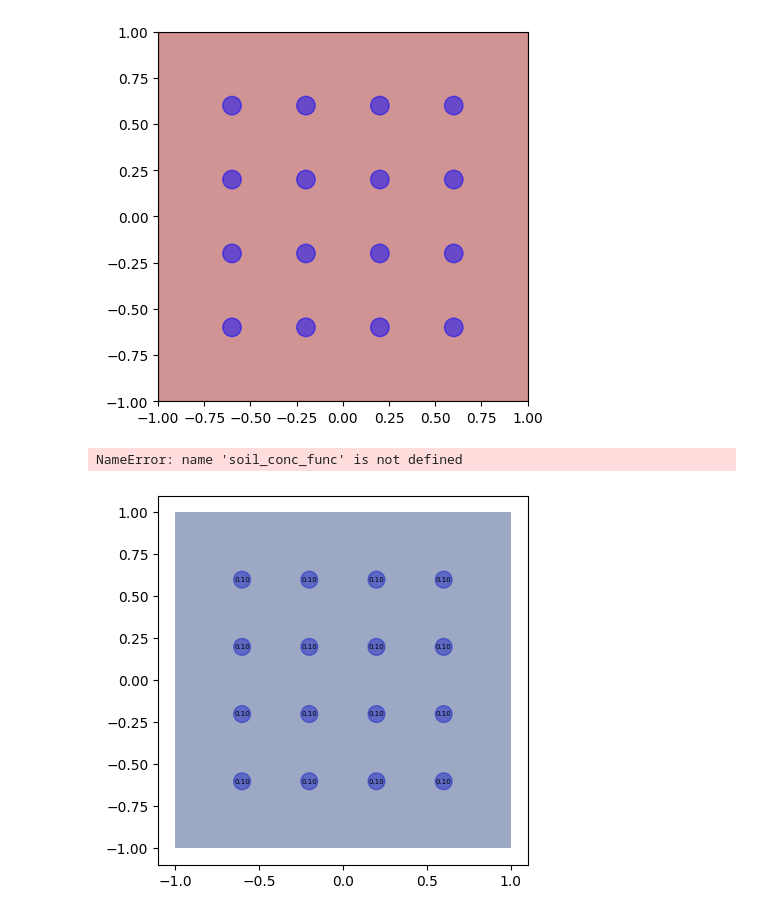
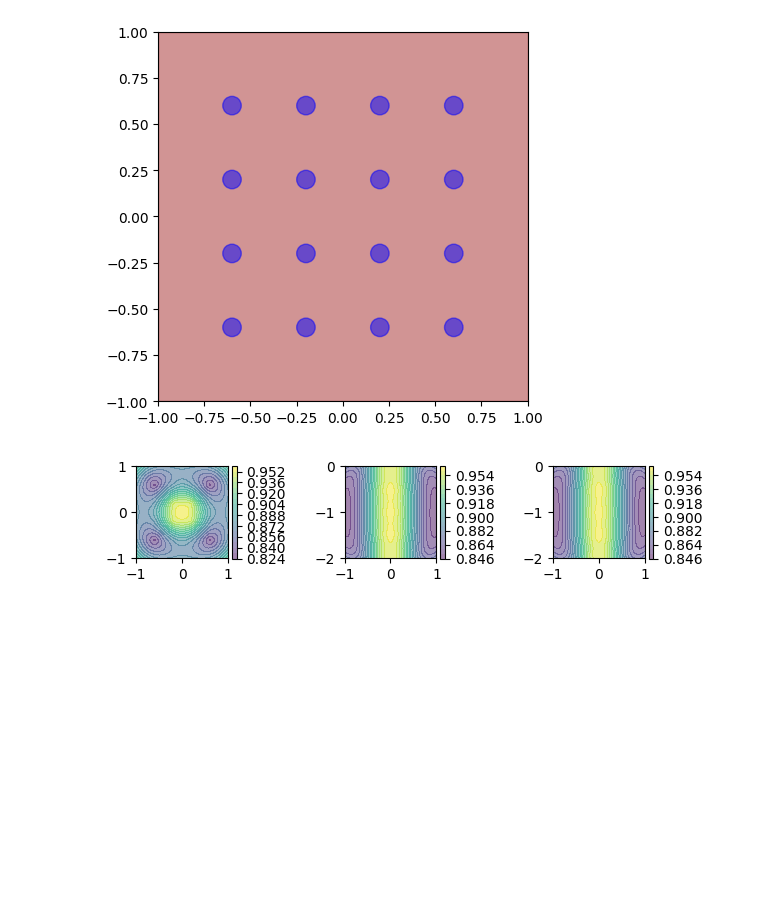
Before and after one commit to JoseACortes/SimpleSoilSampleSim, a Jupyter notebook: prototype.ipynb, the cells around one changed output. Saved outputs shown, nothing was run; the diff lists cells and outputs as text; code cells hidden in the pictures; blank space fills up the shorter version.

```diff
--- a/prototype.ipynb
+++ b/prototype.ipynb
@@ -327,8 +292,15 @@ core_radius = .05
+# %%
+core_height = 1
+core_radius = .05
+vertical_core_slices = 5
+
+core_locs = grid_no_corners(4, soil_x0, soil_x1, soil_y0, soil_y1)
+cyl_locs = cyl_loc_gen(core_locs, vertical_core_slices)
 # %%
 fig = plt.figure()
 ax = fig.add_subplot(111)
 plt.fill_between([soil_x0, soil_x1], soil_y0, soil_y1, color='brown', alpha=0.5)
-for _x, _y in zip(_xx, _yy):
+for _x, _y in core_locs[:, :2]:
     circle = plt.Circle((_x, _y), core_radius, color='blue', alpha=0.5)
     ax.add_artist(circle)
 ax.set_xlim(-1, 1)
@@ -347,37 +312,21 @@ for i, loc in enumerate(core_locs):
-# %%
-core_points_conc = soil_conc_func(core_points)
-
-core_conc = np.zeros(n_cores)
-for i in range(n_cores):
-    core_conc[i] = np.mean(core_points_conc[i*n:(i+1)*n])
-# %% [output]
-NameError: name 'soil_conc_func' is not defined
-# %%
-
-fig = plt.figure()
-ax = fig.add_subplot(111)
-for i, loc in enumerate(core_locs):
-    circle = plt.Circle(loc[:2], core_radius, color='blue', alpha=0.5)
-    ax.add_artist(circle)
-    ax.text(loc[0], loc[1], f"{core_conc[i]:.2f}", ha='center', va='center', fontsize=5)
-
-# plt.contourf(_xx, _yy, core_conc, levels=20, cmap='viridis', alpha=0.5)
-
-n = 100
-x = np.linspace(soil_x0, soil_x1, n)
-y = np.linspace(soil_y0, soil_y1, n)
-xx, yy = np.meshgrid(x, y)
-zz = np.zeros_like(xx)
-points = np.column_stack((xx.flatten(), yy.flatten(), zz.flatten()))
-conc = soil_conc_func(points)
-conc = conc.reshape(n, n)
-
-plt.contourf(xx, yy, conc, levels=20, cmap='viridis', alpha=0.5)
-
-ax.set_xlim(-1.1, 1.1)
-ax.set_ylim(-1.1, 1.1)
-ax.set_aspect('equal')
-
-plt.show()
-# %% [output]
-[figure, removed]
+# %%
+cyl_points = sample_cyl_locs(cyl_locs, 1000, core_radius, core_height, vertical_core_slices)
+cyl_m = cyl_means(cyl_points, conc_func)
+
+from scipy.interpolate import Rbf
+rbf = Rbf(cyl_locs[:, 0], cyl_locs[:, 1], cyl_locs[:, 2], cyl_m, function='linear')
+# %%
+interp_conc_func = lambda x: rbf(x[:, 0], x[:, 1], x[:, 2])
+resolution = 100
+
+fig = plt.figure()
+axs = [fig.add_subplot(131), fig.add_subplot(132), fig.add_subplot(133)]
+xy_conc = xy_slice_inspect(axs[0], interp_conc_func, soil_x0, soil_x1, soil_y0, soil_y1, 0, resolution)
+yz_conc = yz_slice_inspect(axs[1], interp_conc_func, soil_y0, soil_y1, soil_z0, soil_z1, 0, resolution)
+xz_conc = xz_slice_inspect(axs[2], interp_conc_func, soil_x0, soil_x1, soil_z0, soil_z1, 0, resolution)
+for ax in axs:
+    fig.colorbar(ax.collections[0], ax=ax, fraction=0.046, pad=0.04)
+plt.tight_layout()
+plt.show()
+# %% [output]
+[figure, added]
```
Also changed, not shown: parts of 23 cells of this notebook.
